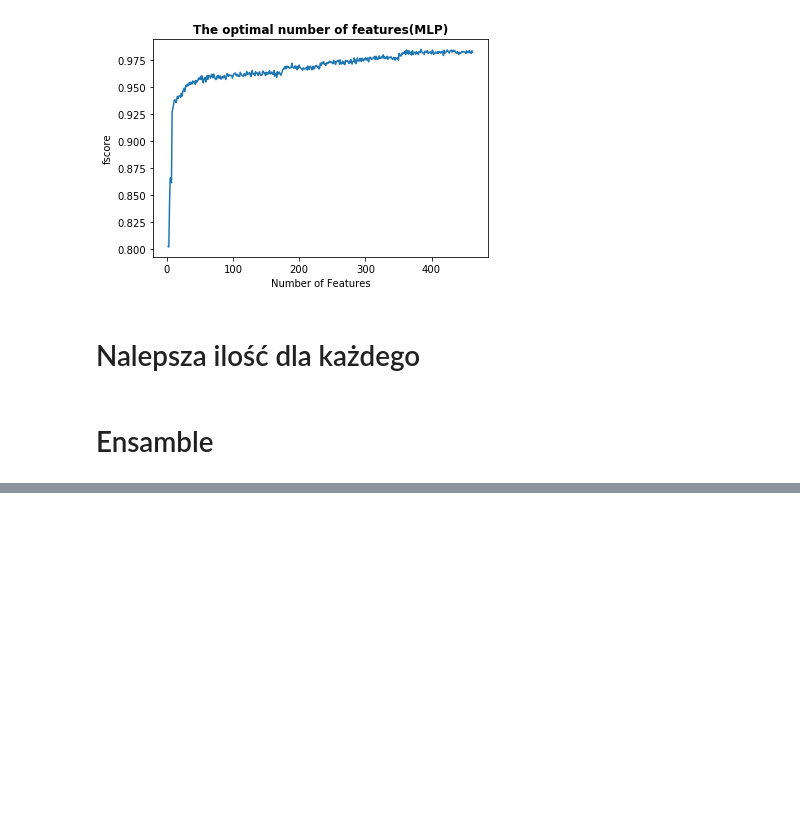
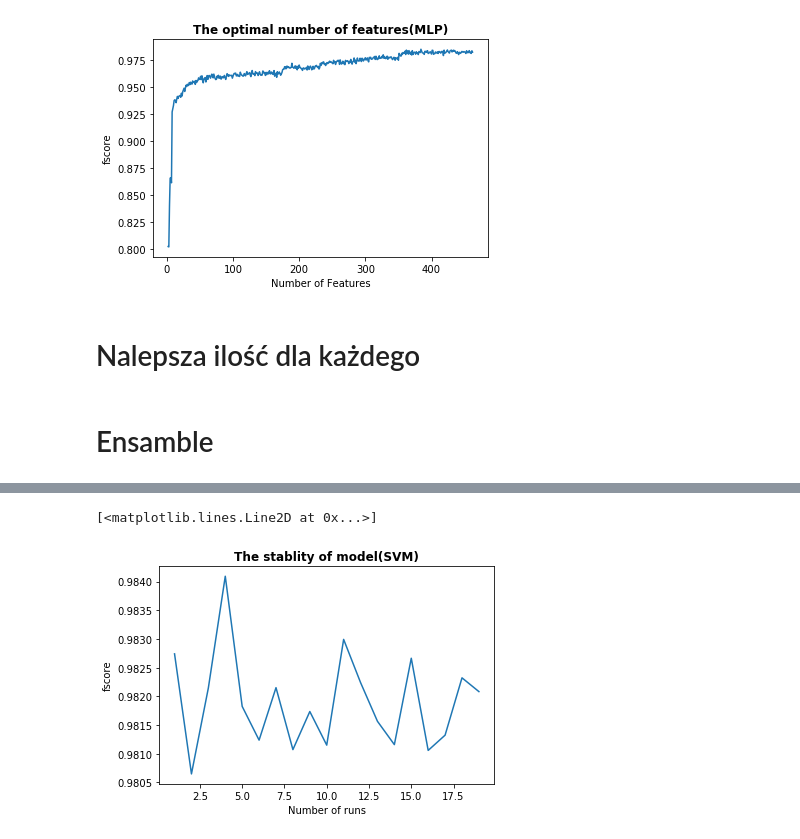
Before and after one commit to Torak28/Analityka_Eksploracja_Danych, a Jupyter notebook: 2_Data_Mining/Data_Mining.ipynb, the cells around one changed output, grey strips where cells are left out. Drawn from its saved outputs; the diff is of its cells as text; code cells hidden in the pictures; blank space fills up the shorter version.

```diff
--- a/2_Data_Mining/Data_Mining.ipynb
+++ b/2_Data_Mining/Data_Mining.ipynb
@@ -744,0 +878,9 @@ plt.xlim(0.95, 1.0)
+# %%
+plt.figure()
+plt.title('The stablity of model(SVM)', fontweight='bold')
+plt.xlabel('Number of runs')
+plt.ylabel('fscore',)
+plt.plot(models_list, f_scores_SVM)
+# %% [output]
+[<matplotlib.lines.Line2D at 0x...>]
+[figure, added]
```
Also changed, not shown: parts of 25 cells of this notebook.
